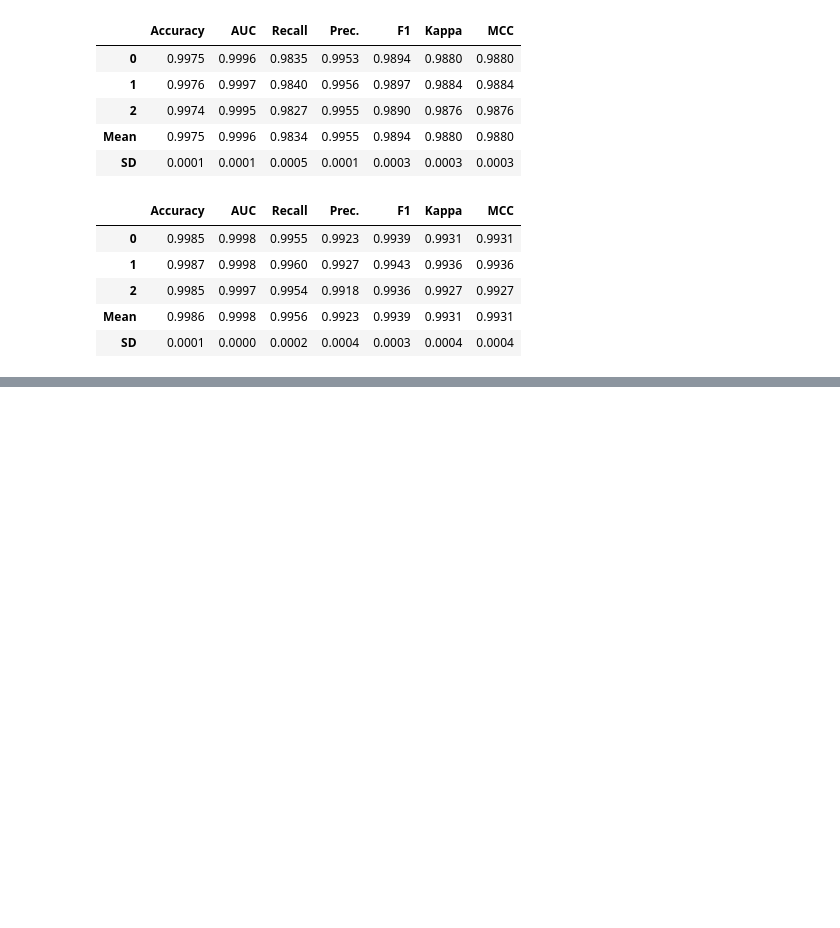
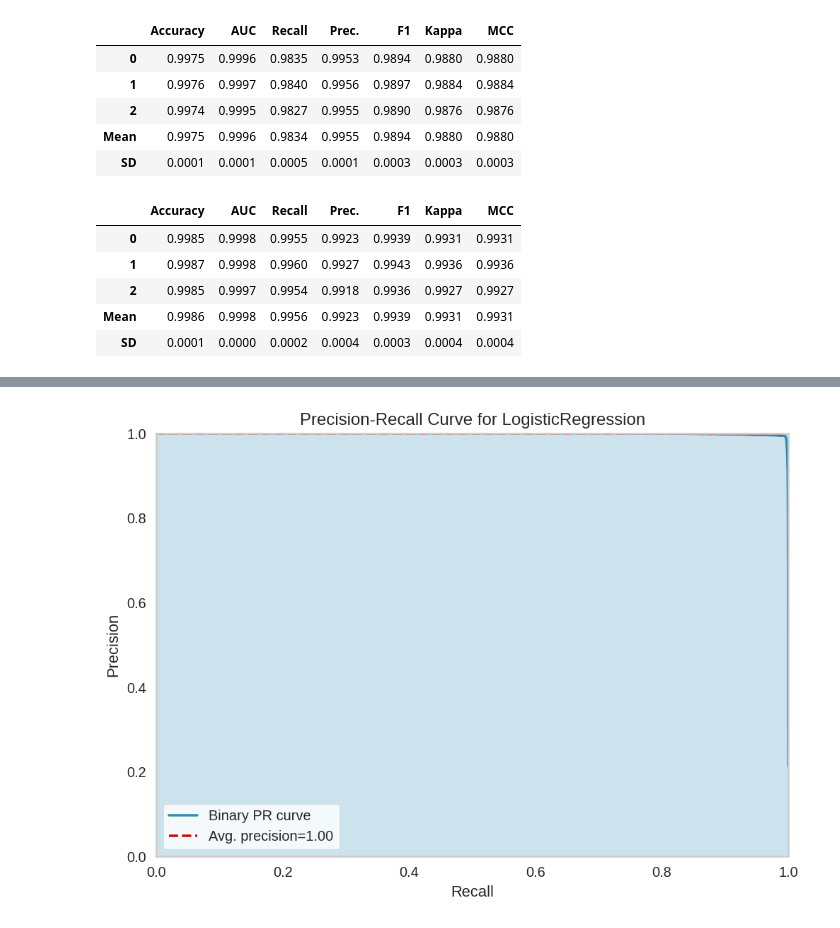
Before and after one commit to abhinavgairola/Lending_Club_Project, a Jupyter notebook: Machine_Learning.ipynb, the cells around one changed output, grey strips where cells are left out. Drawn from its saved outputs; the diff is of its cells as text; code cells hidden in the pictures; blank space fills up the shorter version.

```diff
--- a/Machine_Learning.ipynb
+++ b/Machine_Learning.ipynb
@@ -333,0 +334,4 @@ plot_model(tuned_ridge, plot = 'auc')
+# %%
+plot_model(tuned_lr,plot='pr',scale=2)
+# %% [output]
+[figure, added]
```
Also changed, not shown: parts of 6 cells of this notebook.
